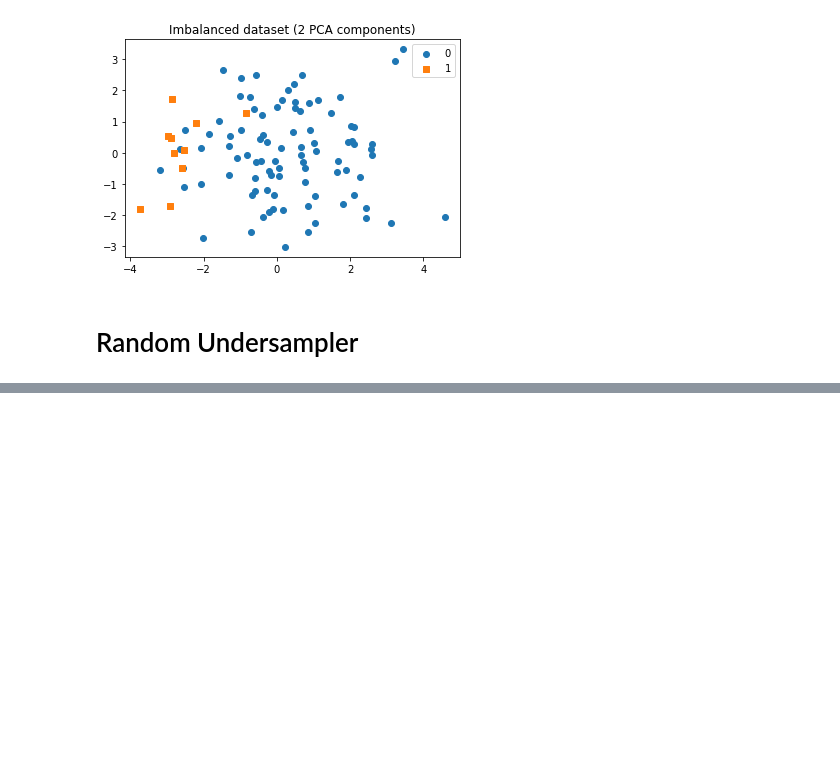
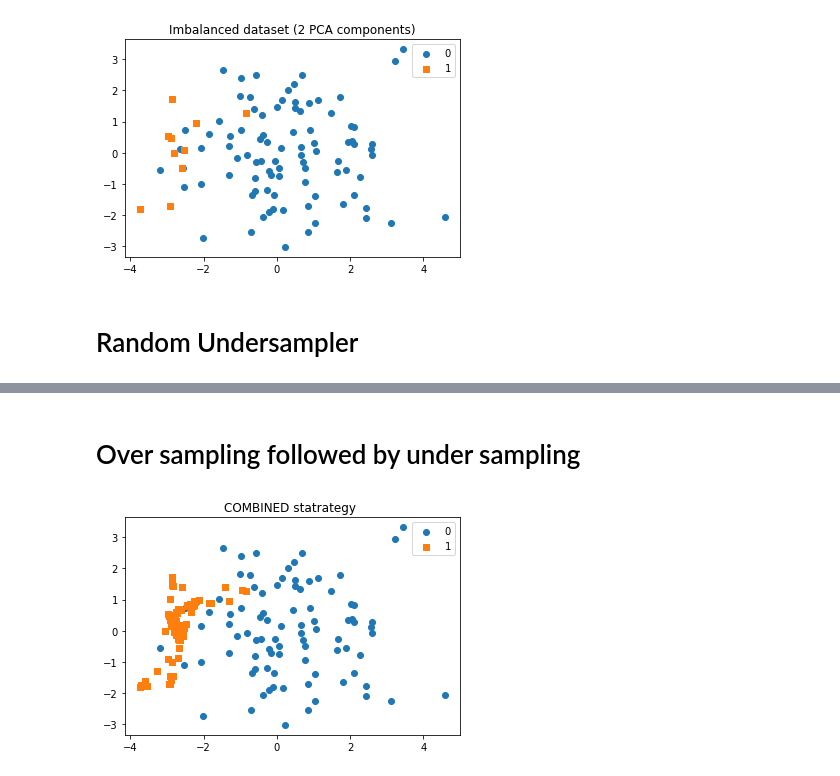
Before and after one commit to thunderock/kaggle, a Jupyter notebook: learning/code/imblearn tutorial.ipynb, the cells around one changed output, grey strips where cells are left out. Cells and saved outputs as stored; diff of their text form; code cells hidden in the pictures; blank space fills up the shorter version.

```diff
--- a/learning/code/imblearn tutorial.ipynb
+++ b/learning/code/imblearn tutorial.ipynb
@@ -74,0 +118,14 @@ removed indices  [ 0  1  2  3  4  5  6  7  8  9 10 11 12 13 14 15 16 17 18 19 20
+# %% [markdown]
+# Over sampling followed by under sampling
+# %%
+from imblearn.combine import SMOTETomek
+
+smt = SMOTETomek(sampling_strategy='auto')
+
+X_smt, y_smt = smt.fit_sample(X, y)
+
+
+
+plot_2d_space(X_smt, y_smt, "COMBINED statrategy ")
+# %% [output]
+[figure, added]
```
Also changed, not shown: parts of 8 cells of this notebook, 1 other file.
